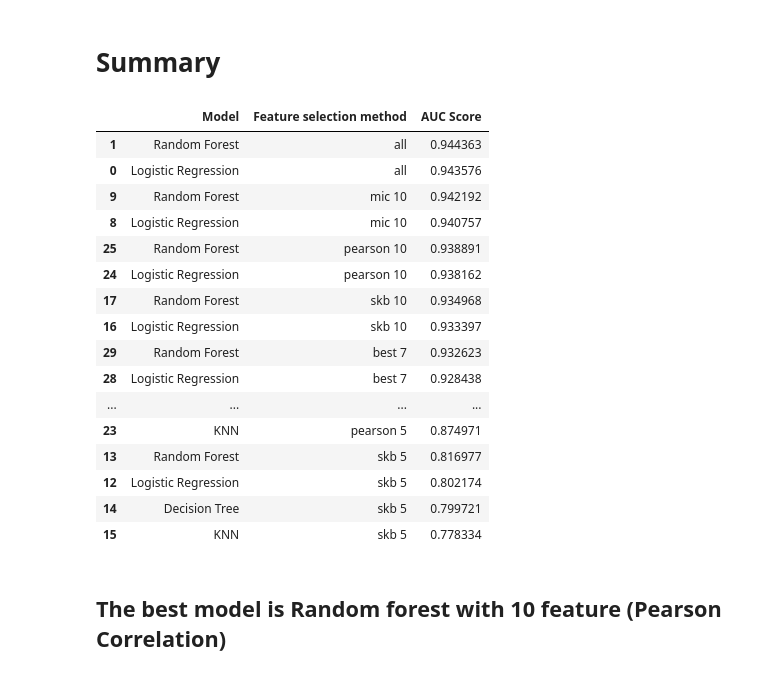
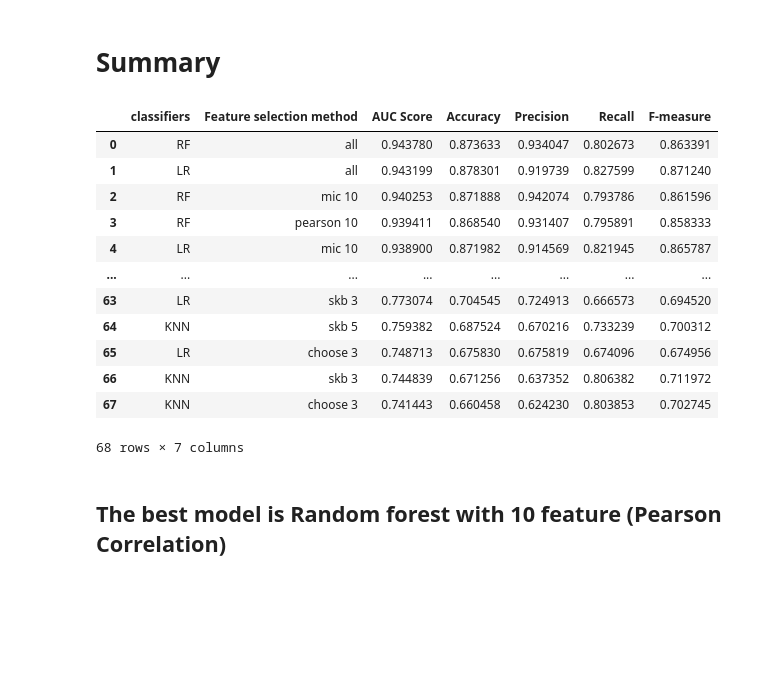
Before and after one commit to LaiVietAnh/Diabetes-Health-Indicators, a Jupyter notebook: diabetes.ipynb, the cells around one changed output. Cells and saved outputs as stored; diff of their text form; code cells hidden in the pictures; blank space fills up the shorter version.

```diff
--- a/diabetes.ipynb
+++ b/diabetes.ipynb
@@ -287,0 +290,43 @@ pred_list = []
+# %%
+data = splited_data[0]
+for data in tqdm(splited_data):
+    models =[
+        ['LR', LogisticRegression(), data],
+        ['RF', RandomForestClassifier(max_depth=5,n_estimators=1000, class_weight='balanced'), data],
+        ['DT', DecisionTreeClassifier(max_depth=5), data],
+        ['KNN', KNeighborsClassifier(n_neighbors= 6), data]
+    ]
+
+    roc_list = []
+    accuracy_list = []
+    f1_list = []
+    recall_list = []
+    precision_list = []
+
+    pred_list = []
+
+
+    for name ,model, data in tqdm(models):
+        X_train, X_test, y_train, y_test= data['X_train'], data['X_test'], data['y_train'], data['y_test']
+        model.fit(X_train, y_train)
+        y_pred = model.predict_proba(X_test)[:,1]
+
+        pred_list.append(y_pred)
+
+        roc_list.append(metrics.roc_auc_score(y_test,y_pred))
+
+        y_pred = [0 if (y<0.5)else 1 for y in y_pred]
+
+        accuracy_list.append(metrics.accuracy_score(y_test,y_pred))
+        f1_list.append(metrics.f1_score(y_test,y_pred))
+        recall_list.append(metrics.recall_score(y_test,y_pred))
+        precision_list.append(metrics.precision_score(y_test,y_pred))
+
+    names = [name for name ,_ ,_ in models]
+    fsm = [data['name'] for _ ,_ ,data in models]
+    evaluation = pd.DataFrame({'classifiers': names,'Feature selection method': fsm ,'AUC Score': roc_list, 'Accuracy':accuracy_list,'Precision':precision_list,'Recall':recall_list, 'F-measure':f1_list})
+
+    evaluations = pd.concat([evaluations, evaluation], ignore_index=True)
+
+    evaluation = evaluation.sort_values(by='AUC Score', ascending=False)
+    print(evaluation)
@@ -1083,26 +504,22 @@ weighted avg       0.84      0.84      0.84     21208
 # %% [markdown]
 # Summary
 # %%
-evaluations = evaluations.sort_values(by='AUC Score', ascending=False)
+evaluations = evaluations.sort_values(by='AUC Score', ascending=False, ignore_index=True)
 evaluations
 # %% [output]
-|  | Model | Feature selection method | AUC Score |
-| 1 | Random Forest | all | 0.944363 |
-| 0 | Logistic Regression | all | 0.943576 |
-| 9 | Random Forest | mic 10 | 0.942192 |
-| 8 | Logistic Regression | mic 10 | 0.940757 |
-| 25 | Random Forest | pearson 10 | 0.938891 |
-| 24 | Logistic Regression | pearson 10 | 0.938162 |
-| 17 | Random Forest | skb 10 | 0.934968 |
-| 16 | Logistic Regression | skb 10 | 0.933397 |
-| 29 | Random Forest | best 7 | 0.932623 |
-| 28 | Logistic Regression | best 7 | 0.928438 |
-| ... | ... | ... | ... |
-| 23 | KNN | pearson 5 | 0.874971 |
-| 13 | Random Forest | skb 5 | 0.816977 |
-| 12 | Logistic Regression | skb 5 | 0.802174 |
-| 14 | Decision Tree | skb 5 | 0.799721 |
-| 15 | KNN | skb 5 | 0.778334 |
+|  | classifiers | Feature selection method | AUC Score | Accuracy | Precision | Recall | F-measure |
+| 0 | RF | all | 0.943780 | 0.873633 | 0.934047 | 0.802673 | 0.863391 |
+| 1 | LR | all | 0.943199 | 0.878301 | 0.919739 | 0.827599 | 0.871240 |
+| 2 | RF | mic 10 | 0.940253 | 0.871888 | 0.942074 | 0.793786 | 0.861596 |
+| 3 | RF | pearson 10 | 0.939411 | 0.868540 | 0.931407 | 0.795891 | 0.858333 |
+| 4 | LR | mic 10 | 0.938900 | 0.871982 | 0.914569 | 0.821945 | 0.865787 |
+| ... | ... | ... | ... | ... | ... | ... | ... |
+| 63 | LR | skb 3 | 0.773074 | 0.704545 | 0.724913 | 0.666573 | 0.694520 |
+| 64 | KNN | skb 5 | 0.759382 | 0.687524 | 0.670216 | 0.733239 | 0.700312 |
+| 65 | LR | choose 3 | 0.748713 | 0.675830 | 0.675819 | 0.674096 | 0.674956 |
+| 66 | KNN | skb 3 | 0.744839 | 0.671256 | 0.637352 | 0.806382 | 0.711972 |
+| 67 | KNN | choose 3 | 0.741443 | 0.660458 | 0.624230 | 0.803853 | 0.702745 |
+68 rows × 7 columns
 # %% [markdown]
 ## The best model is Random forest with 10 feature (Pearson Correlation)
 # %%
```
Also changed, not shown: parts of 53 cells of this notebook, 1 other file.
